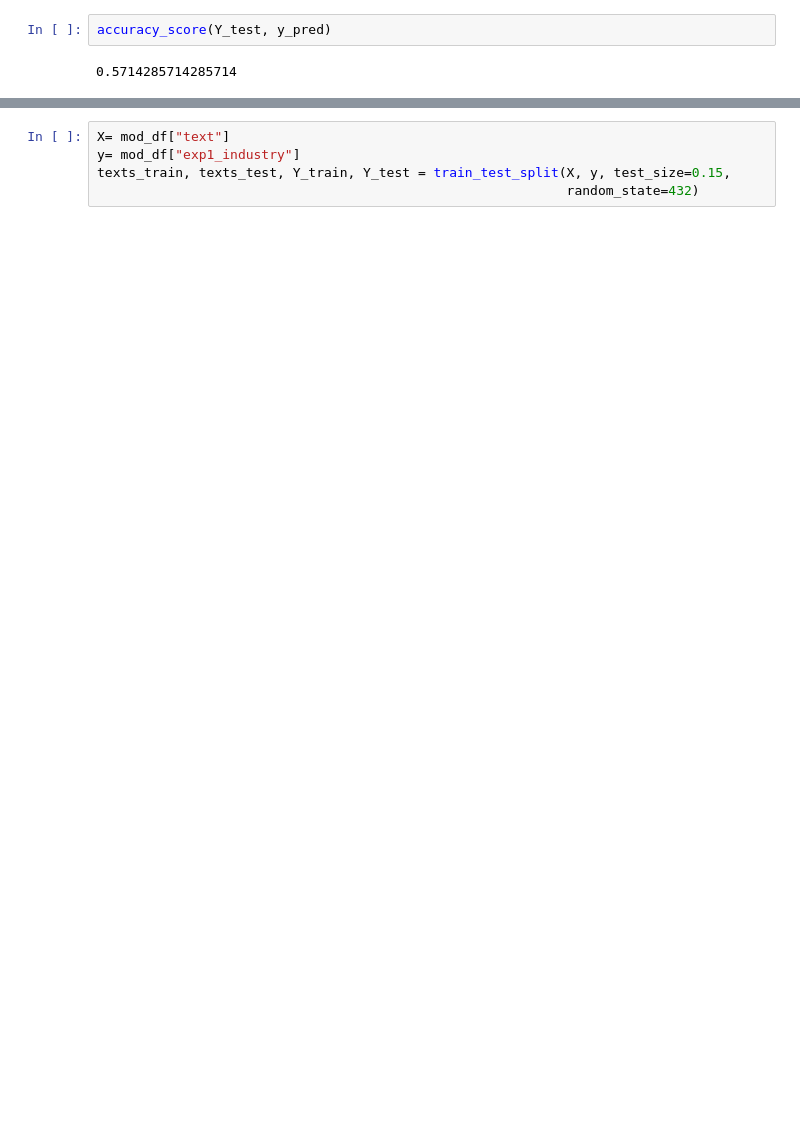
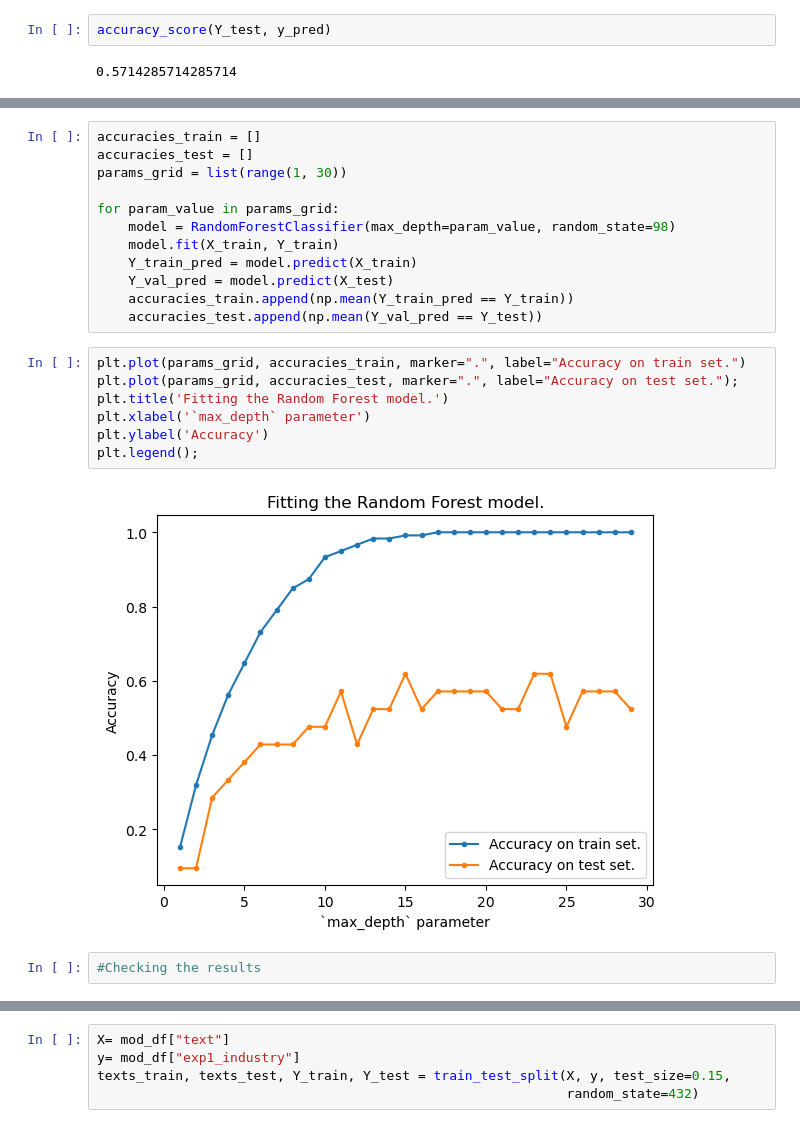
Before and after one commit to tatdef/IH_final_project, a Jupyter notebook: modeling/NLP_modeling_1.ipynb, the cells around one changed output, grey strips where cells are left out. Drawn from its saved outputs; the diff is of its cells as text; blank space fills up the shorter version.

Commit message:
NLP modeling on raw text

```diff
--- a/modeling/NLP_modeling_1.ipynb
+++ b/modeling/NLP_modeling_1.ipynb
@@ -222,0 +232,23 @@ ValueError: k-fold cross-validation requires at least one train/test split by se
+# %%
+accuracies_train = []
+accuracies_test = []
+params_grid = list(range(1, 30))
+
+for param_value in params_grid:
+    model = RandomForestClassifier(max_depth=param_value, random_state=98)
+    model.fit(X_train, Y_train)
+    Y_train_pred = model.predict(X_train)
+    Y_val_pred = model.predict(X_test)
+    accuracies_train.append(np.mean(Y_train_pred == Y_train))
+    accuracies_test.append(np.mean(Y_val_pred == Y_test))
+# %%
+plt.plot(params_grid, accuracies_train, marker=".", label="Accuracy on train set.")
+plt.plot(params_grid, accuracies_test, marker=".", label="Accuracy on test set.");
+plt.title('Fitting the Random Forest model.')
+plt.xlabel('`max_depth` parameter')
+plt.ylabel('Accuracy')
+plt.legend();
+# %% [output]
+[figure, added]
+# %%
+#Checking the results
```
Also changed, not shown: parts of 88 cells of this notebook.
